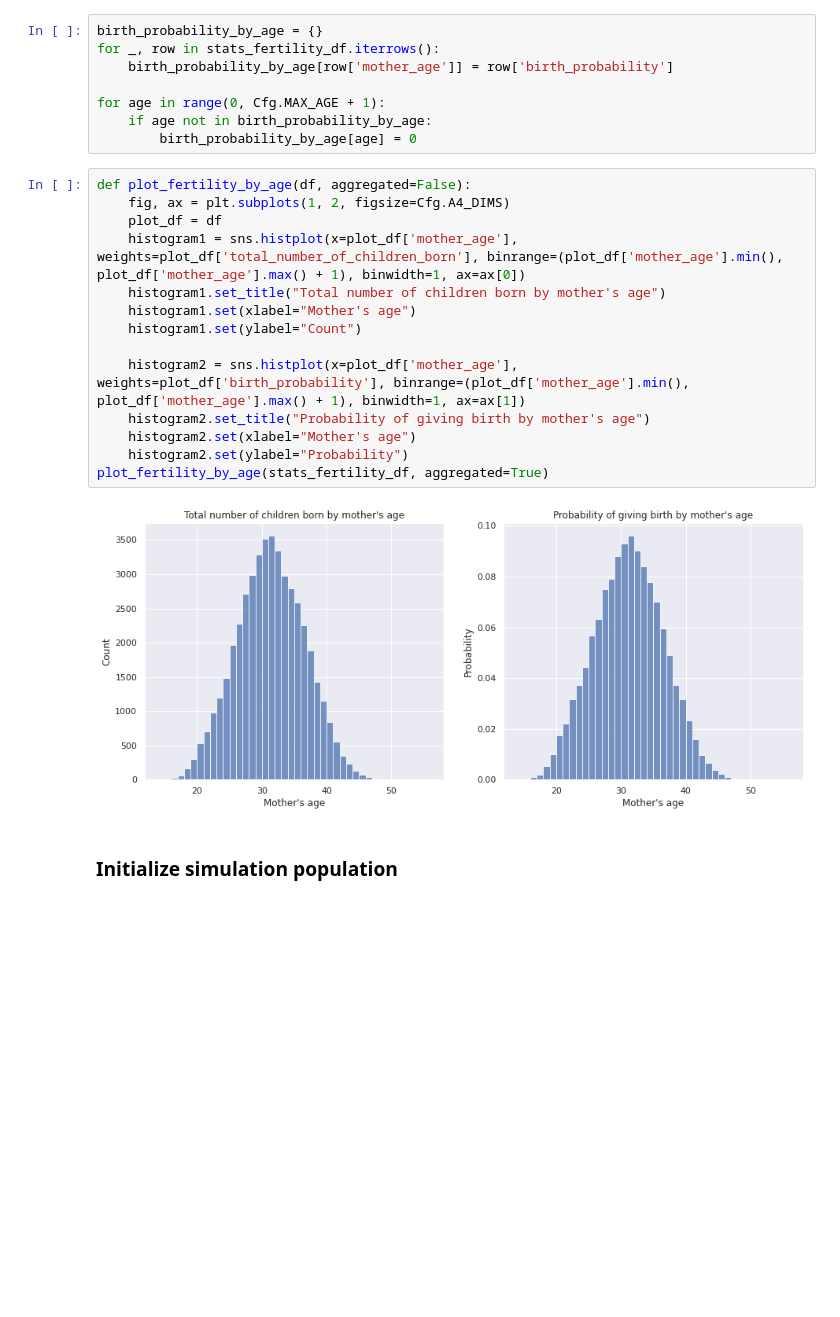
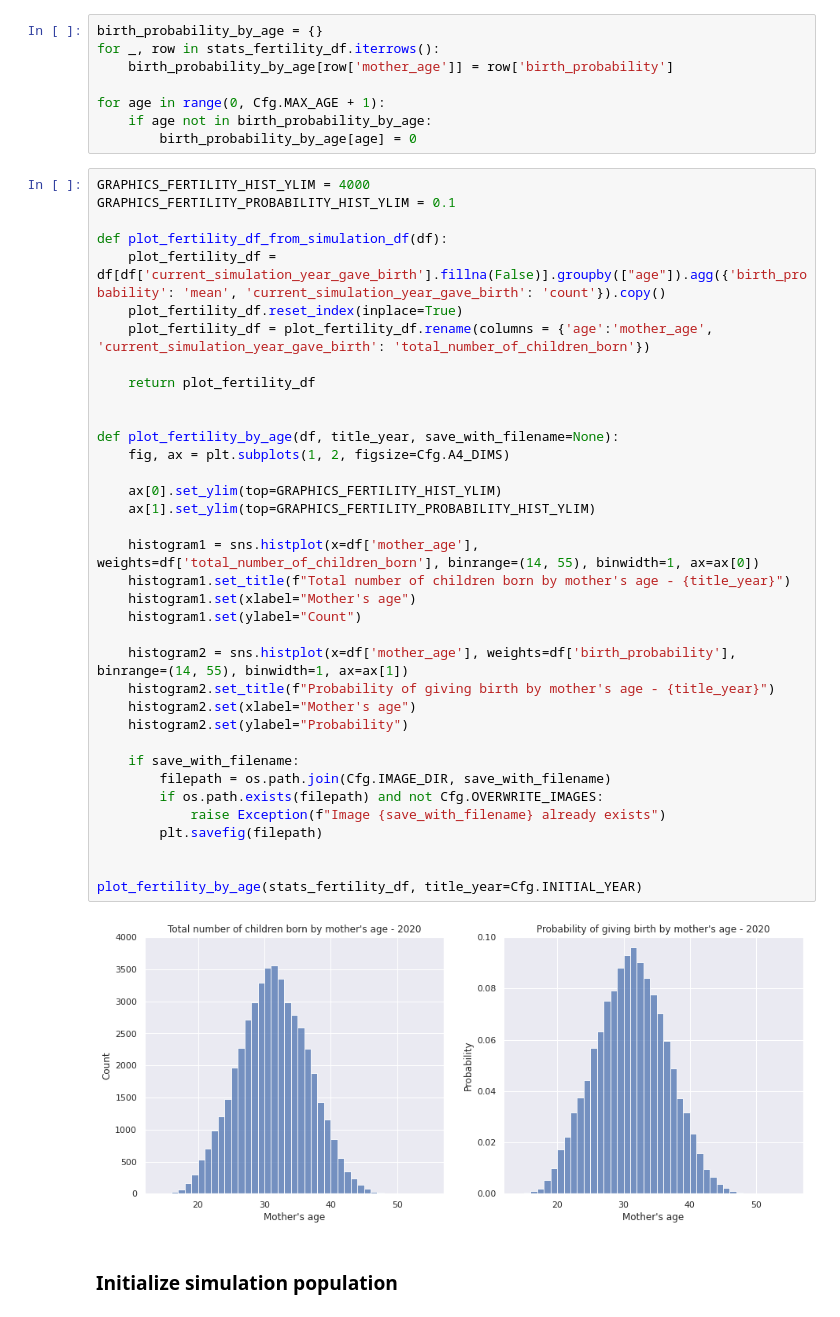
Before and after one commit to skupsala/population-simulation, a Jupyter notebook: notebooks/simulation.ipynb, the cells around one changed output. Drawn from its saved outputs; the diff is of its cells as text; blank space fills up the shorter version.

```diff
--- a/notebooks/simulation.ipynb
+++ b/notebooks/simulation.ipynb
@@ -393,22 +405,44 @@ for _, row in stats_fertility_df.iterrows():
 for age in range(0, Cfg.MAX_AGE + 1):
     if age not in birth_probability_by_age:
         birth_probability_by_age[age] = 0
-# %%
-def plot_fertility_by_age(df, aggregated=False):
-    fig, ax = plt.subplots(1, 2, figsize=Cfg.A4_DIMS)
-    plot_df = df
-    histogram1 = sns.histplot(x=plot_df['mother_age'], weights=plot_df['total_number_of_children_born'], binrange=(plot_df['mother_age'].min(), plot_df['mother_age'].max() + 1), binwidth=1, ax=ax[0])
-    histogram1.set_title("Total number of children born by mother's age")
-    histogram1.set(xlabel="Mother's age")
-    histogram1.set(ylabel="Count")
-
-    histogram2 = sns.histplot(x=plot_df['mother_age'], weights=plot_df['birth_probability'], binrange=(plot_df['mother_age'].min(), plot_df['mother_age'].max() + 1), binwidth=1, ax=ax[1])
-    histogram2.set_title("Probability of giving birth by mother's age")
-    histogram2.set(xlabel="Mother's age")
-    histogram2.set(ylabel="Probability")
-plot_fertility_by_age(stats_fertility_df, aggregated=True)
-# %% [output]
-[figure, removed]
+# %%
+GRAPHICS_FERTILITY_HIST_YLIM = 4000
+GRAPHICS_FERTILITY_PROBABILITY_HIST_YLIM = 0.1
+
+def plot_fertility_df_from_simulation_df(df):
+    plot_fertility_df = df[df['current_simulation_year_gave_birth'].fillna(False)].groupby(["age"]).agg({'birth_probability': 'mean', 'current_simulation_year_gave_birth': 'count'}).copy()
+    plot_fertility_df.reset_index(inplace=True)
+    plot_fertility_df = plot_fertility_df.rename(columns = {'age':'mother_age', 'current_simulation_year_gave_birth': 'total_number_of_children_born'})
+
+    return plot_fertility_df
+
+
+def plot_fertility_by_age(df, title_year, save_with_filename=None):
+    fig, ax = plt.subplots(1, 2, figsize=Cfg.A4_DIMS)
+
+    ax[0].set_ylim(top=GRAPHICS_FERTILITY_HIST_YLIM)
+    ax[1].set_ylim(top=GRAPHICS_FERTILITY_PROBABILITY_HIST_YLIM)
+
+    histogram1 = sns.histplot(x=df['mother_age'], weights=df['total_number_of_children_born'], binrange=(14, 55), binwidth=1, ax=ax[0])
+    histogram1.set_title(f"Total number of children born by mother's age - {title_year}")
+    histogram1.set(xlabel="Mother's age")
+    histogram1.set(ylabel="Count")
+
+    histogram2 = sns.histplot(x=df['mother_age'], weights=df['birth_probability'], binrange=(14, 55), binwidth=1, ax=ax[1])
+    histogram2.set_title(f"Probability of giving birth by mother's age - {title_year}")
+    histogram2.set(xlabel="Mother's age")
+    histogram2.set(ylabel="Probability")
+
+    if save_with_filename:
+        filepath = os.path.join(Cfg.IMAGE_DIR, save_with_filename)
+        if os.path.exists(filepath) and not Cfg.OVERWRITE_IMAGES:
+            raise Exception(f"Image {save_with_filename} already exists")
+        plt.savefig(filepath)
+
+
+plot_fertility_by_age(stats_fertility_df, title_year=Cfg.INITIAL_YEAR)
+# %% [output]
+[figure, added]
 # %% [markdown]
 ### Initialize simulation population
 # %%
```
Also changed, not shown: parts of 16 cells of this notebook, 2 other files.
